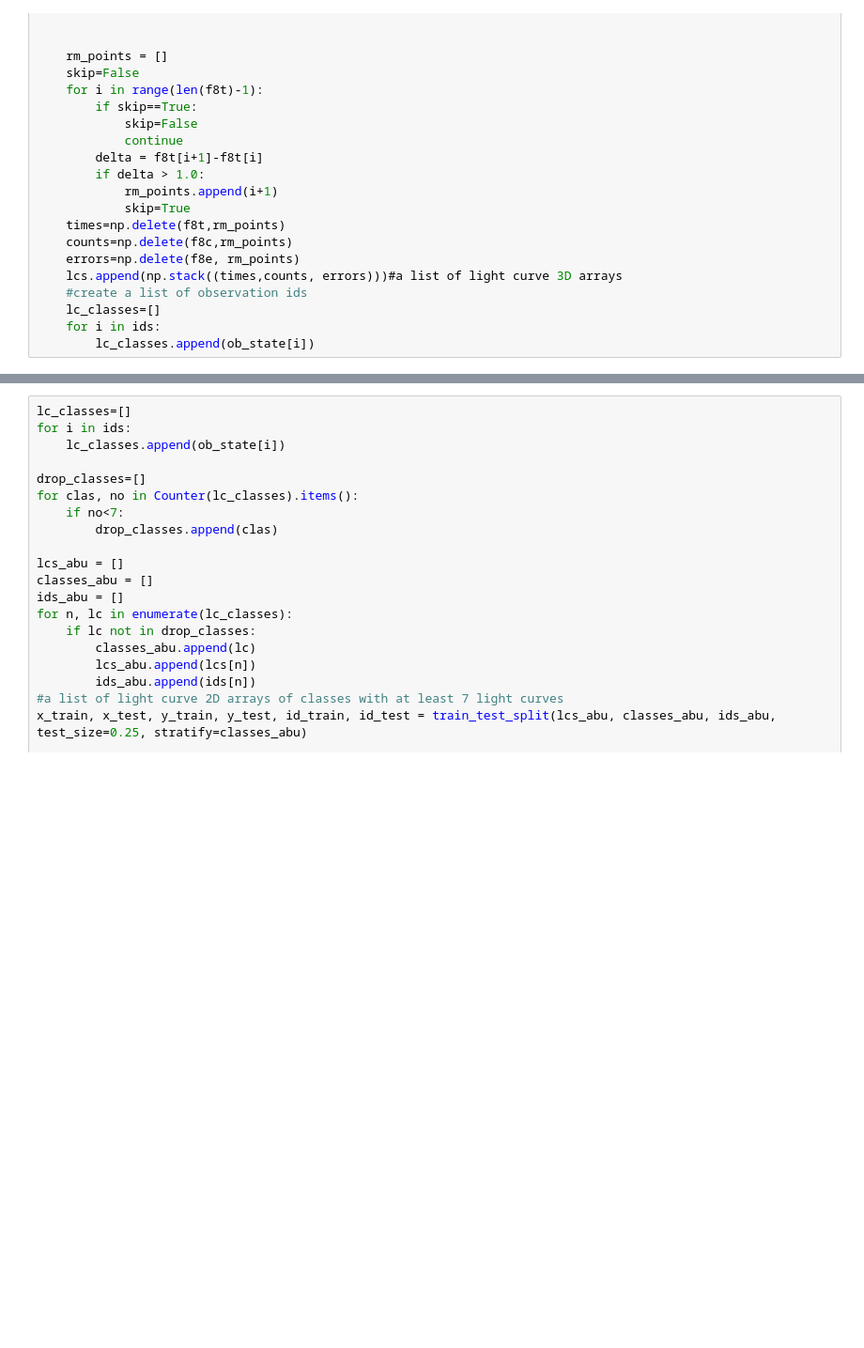
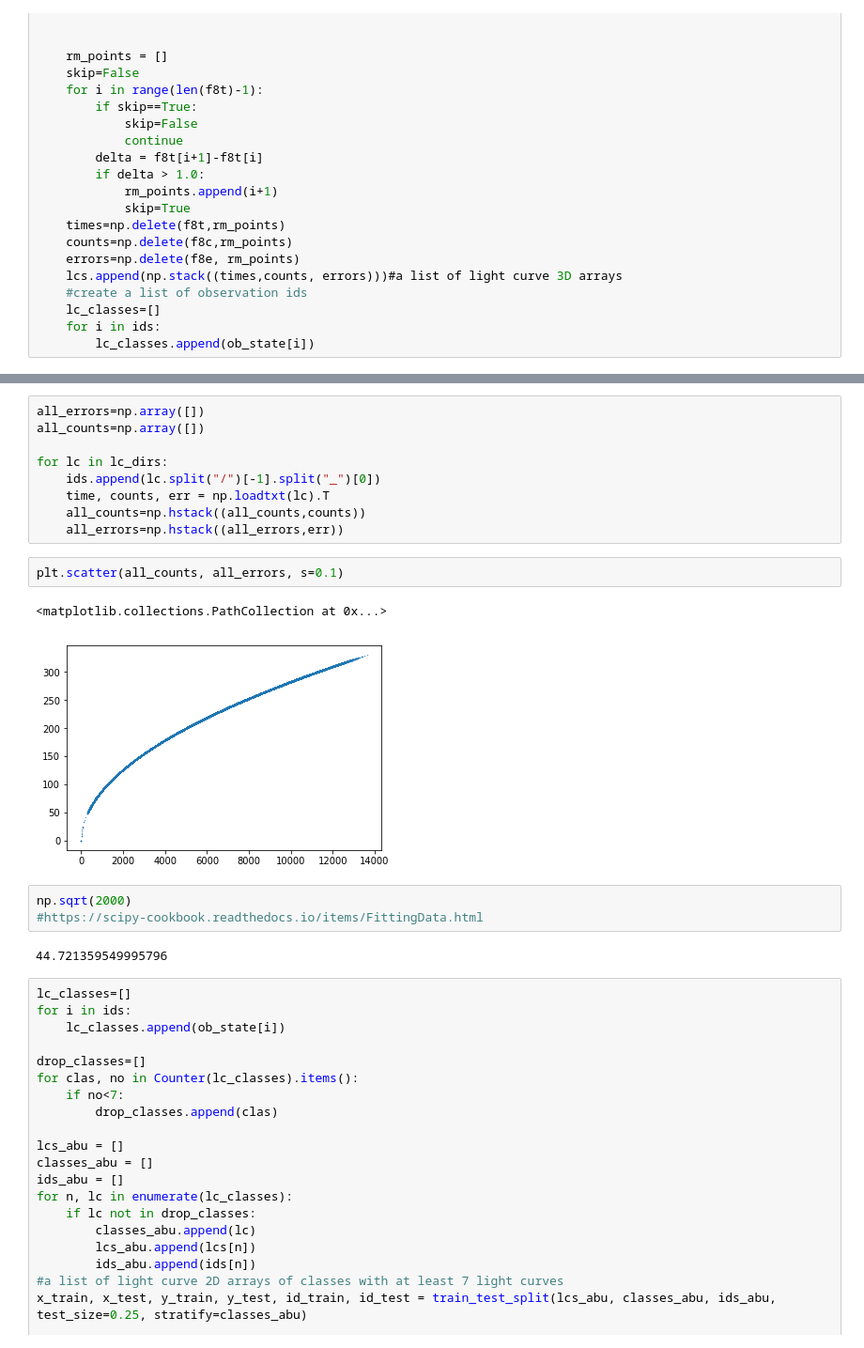
Before and after one commit to jorwatkapola/timeseries_segment_clustering, a Jupyter notebook: Chi2.ipynb, the cells around one changed output, grey strips where cells are left out. Shown at 94% size. Cells and saved outputs as stored; diff of their text form; blank space fills up the shorter version.

```diff
--- a/Chi2.ipynb
+++ b/Chi2.ipynb
@@ -108,3 +110,22 @@ plt.hist(all_errors)
+# %%
+all_errors=np.array([])
+all_counts=np.array([])
+
+for lc in lc_dirs:
+    ids.append(lc.split("/")[-1].split("_")[0])
+    time, counts, err = np.loadtxt(lc).T
+    all_counts=np.hstack((all_counts,counts))
+    all_errors=np.hstack((all_errors,err))
+# %%
+plt.scatter(all_counts, all_errors, s=0.1)
+# %% [output]
+<matplotlib.collections.PathCollection at 0x...>
+[figure, added]
+# %%
+np.sqrt(2000)
+#https://scipy-cookbook.readthedocs.io/items/FittingData.html
+# %% [output]
+44.721359549995796
 # %%
 lc_classes=[]
 for i in ids:
```
Also changed, not shown: parts of 1 cell of this notebook, 6 other files.
